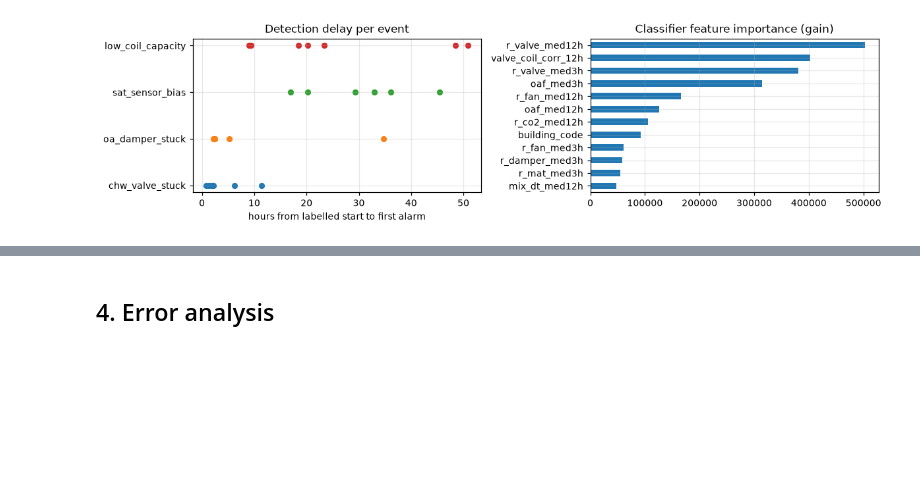
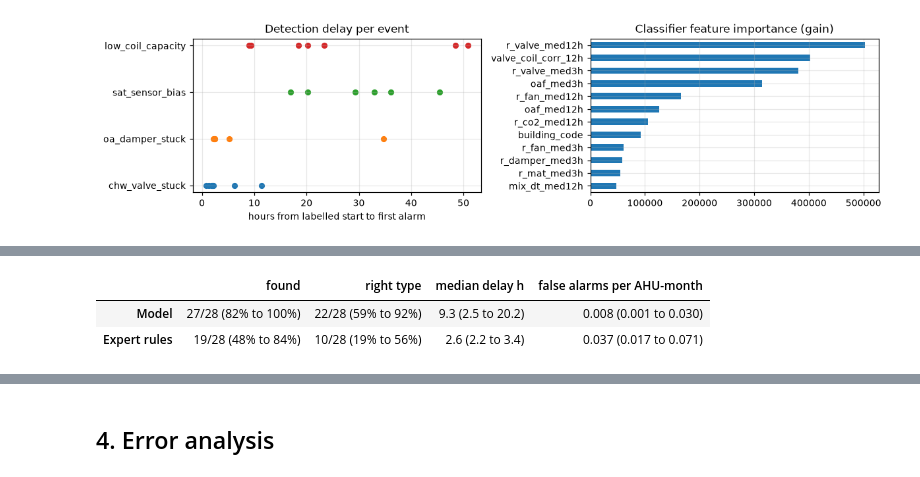
Before and after one commit to nauvalZulfikar/ahu-fault-detection, a Jupyter notebook: code/notebooks/02_modelling.ipynb, the cells around one changed output, grey strips where cells are left out. Drawn from its saved outputs; the diff is of its cells as text; code cells hidden in the pictures; blank space fills up the shorter version.

```diff
--- a/code/notebooks/02_modelling.ipynb
+++ b/code/notebooks/02_modelling.ipynb
@@ -165,0 +200,14 @@ fig.tight_layout(); fig.savefig(FIG / "results.png", dpi=170)
+# %%
+def with_ci(s, e):
+    n = s["events"]
+    d, t = E.proportion_ci(s["detected"], n), E.proportion_ci(s["type_ok"], n)
+    m, f = E.median_ci(e.delay_h), E.rate_ci(s["false_alarms"], AHU_MONTHS)
+    return {"found": f"{s['detected']}/{n} ({d[0]:.0%} to {d[1]:.0%})",
+            "right type": f"{s['type_ok']}/{n} ({t[0]:.0%} to {t[1]:.0%})",
+            "median delay h": f"{s['median_delay_h']:.1f} ({m[0]:.1f} to {m[1]:.1f})",
+            "false alarms per AHU-month": f"{s['fa_per_ahu_month']:.3f} ({f[0]:.3f} to {f[1]:.3f})"}
+pd.DataFrame({k: with_ci(*scored[k]) for k in ["Model", "Expert rules"]}).T
+# %% [output]
+|  | found | right type | median delay h | false alarms per AHU-month |
+| Model | 27/28 (82% to 100%) | 22/28 (59% to 92%) | 9.3 (2.5 to 20.2) | 0.008 (0.001 to 0.030) |
+| Expert rules | 19/28 (48% to 84%) | 10/28 (19% to 56%) | 2.6 (2.2 to 3.4) | 0.037 (0.017 to 0.071) |
```
Also changed, not shown: parts of 27 cells of this notebook, 12 other files.
